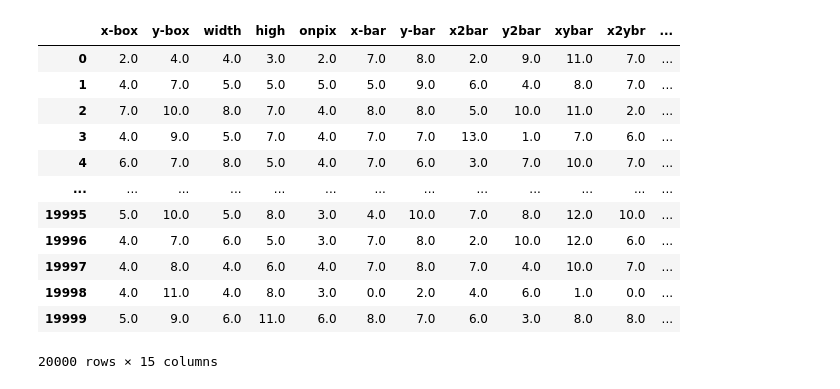
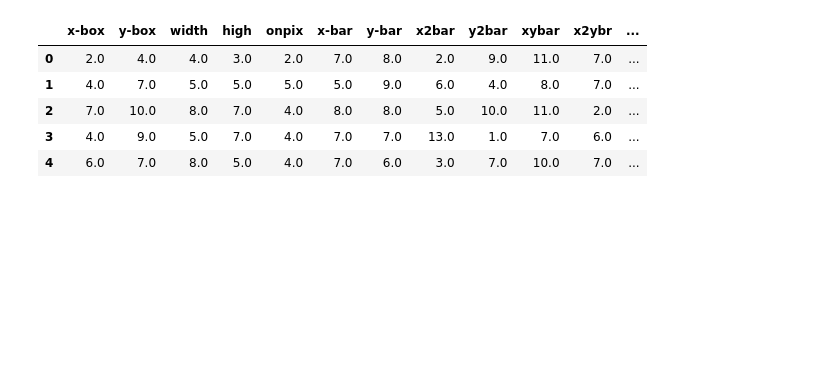
Before and after one commit to sarakh9/datamining-project-, a Jupyter notebook: clustering.ipynb, the cells around one changed output. Drawn from its saved outputs; the diff is of its cells as text; code cells hidden in the pictures; blank space fills up the shorter version.

```diff
--- a/clustering.ipynb
+++ b/clustering.ipynb
@@ -14,25 +17,18 @@ from sklearn.cluster import KMeans
 # %%
 # LOADDING THE DATASET
 letter_arrf = arff.loadarff('letter.arff')
 df = pd.DataFrame(letter_arrf[0])
 df.dropna(inplace=True)
 features = df.columns.to_list()[0:15] #removing class
 df = df[features]
-df
+df.head()
 # %% [output]
 |  | x-box | y-box | width | high | onpix | x-bar | y-bar | x2bar | y2bar | xybar | x2ybr | ... |
 | 0 | 2.0 | 4.0 | 4.0 | 3.0 | 2.0 | 7.0 | 8.0 | 2.0 | 9.0 | 11.0 | 7.0 | ... |
 | 1 | 4.0 | 7.0 | 5.0 | 5.0 | 5.0 | 5.0 | 9.0 | 6.0 | 4.0 | 8.0 | 7.0 | ... |
 | 2 | 7.0 | 10.0 | 8.0 | 7.0 | 4.0 | 8.0 | 8.0 | 5.0 | 10.0 | 11.0 | 2.0 | ... |
 | 3 | 4.0 | 9.0 | 5.0 | 7.0 | 4.0 | 7.0 | 7.0 | 13.0 | 1.0 | 7.0 | 6.0 | ... |
 | 4 | 6.0 | 7.0 | 8.0 | 5.0 | 4.0 | 7.0 | 6.0 | 3.0 | 7.0 | 10.0 | 7.0 | ... |
-| ... | ... | ... | ... | ... | ... | ... | ... | ... | ... | ... | ... | ... |
-| 19995 | 5.0 | 10.0 | 5.0 | 8.0 | 3.0 | 4.0 | 10.0 | 7.0 | 8.0 | 12.0 | 10.0 | ... |
-| 19996 | 4.0 | 7.0 | 6.0 | 5.0 | 3.0 | 7.0 | 8.0 | 2.0 | 10.0 | 12.0 | 6.0 | ... |
-| 19997 | 4.0 | 8.0 | 4.0 | 6.0 | 4.0 | 7.0 | 8.0 | 7.0 | 4.0 | 10.0 | 7.0 | ... |
-| 19998 | 4.0 | 11.0 | 4.0 | 8.0 | 3.0 | 0.0 | 2.0 | 4.0 | 6.0 | 1.0 | 0.0 | ... |
-| 19999 | 5.0 | 9.0 | 6.0 | 11.0 | 6.0 | 8.0 | 7.0 | 6.0 | 3.0 | 8.0 | 8.0 | ... |
-20000 rows × 15 columns
 # %%
 df.describe()
 # %% [output]
```
Also changed, not shown: parts of 12 cells of this notebook.
